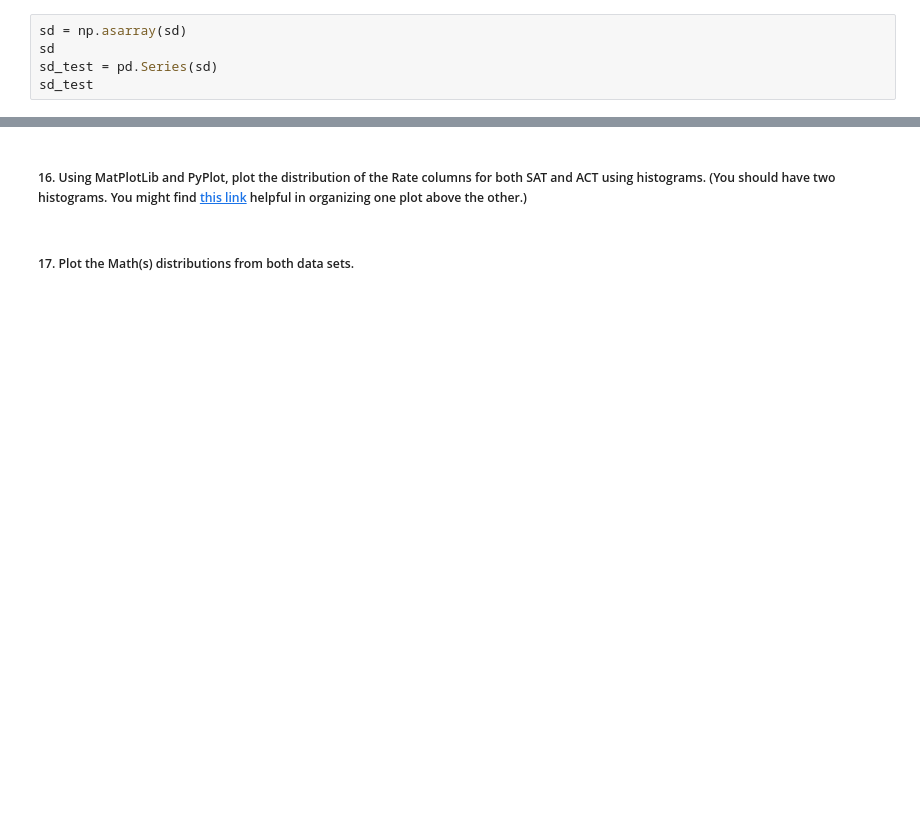
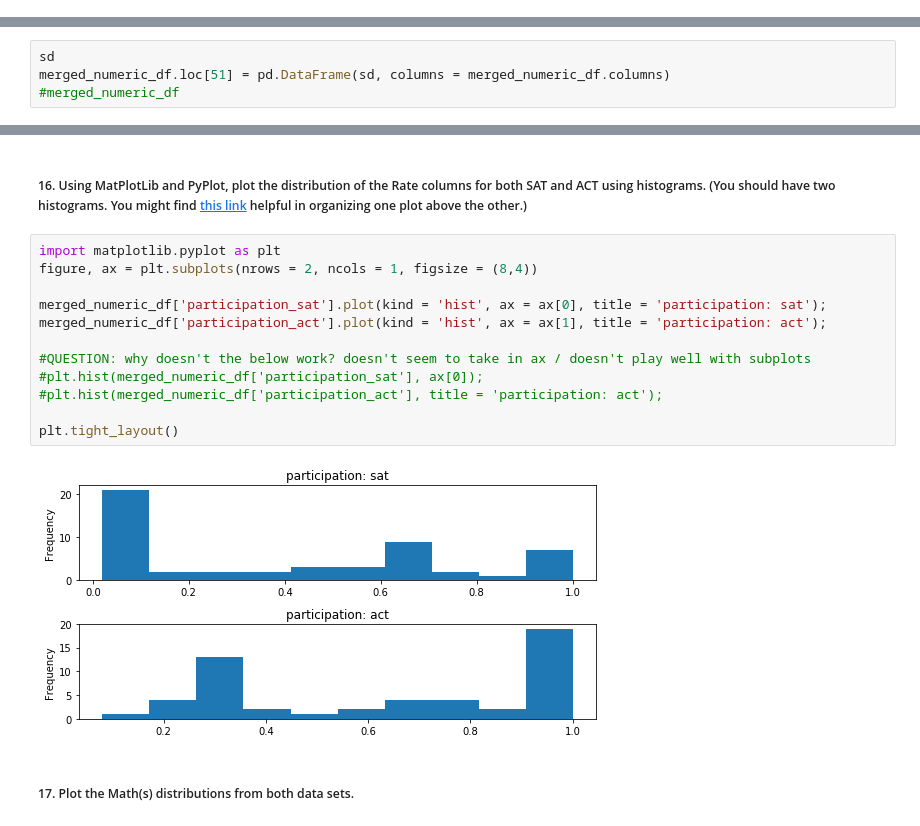
Before and after one commit to helencai62/SAT_participation_project, a Jupyter notebook: code/starter-code.ipynb, the cells around one changed output, grey strips where cells are left out. Saved outputs shown, nothing was run; the diff lists cells and outputs as text; blank space fills up the shorter version.

```diff
--- a/code/starter-code.ipynb
+++ b/code/starter-code.ipynb
@@ -449,8 +449,3 @@ sd
 ## Step 2: Manipulate the dataframe
 # %% [markdown]
 ##### 13. Turn the list `sd` into a new observation in your dataset.
-# %%
-sd = np.asarray(sd)
-sd
-sd_test = pd.Series(sd)
-sd_test
@@ -479,0 +452,4 @@ AttributeError: 'DataFrame' object has no attribute 'concat'
+# %%
+sd
+merged_numeric_df.loc[51] = pd.DataFrame(sd, columns = merged_numeric_df.columns)
+#merged_numeric_df
@@ -485,5 +504,19 @@ AttributeError: 'DataFrame' object has no attribute 'concat'
 ## Step 3: Visualize the data
 # %% [markdown]
 ##### 16. Using MatPlotLib and PyPlot, plot the distribution of the Rate columns for both SAT and ACT using histograms. (You should have two histograms. You might find [this link](https://matplotlib.org/users/pyplot_tutorial.html#working-with-multiple-figures-and-axes) helpful in organizing one plot above the other.)
+# %%
+import matplotlib.pyplot as plt
+figure, ax = plt.subplots(nrows = 2, ncols = 1, figsize = (8,4))
+
+merged_numeric_df['participation_sat'].plot(kind = 'hist', ax = ax[0], title = 'participation: sat');
+merged_numeric_df['participation_act'].plot(kind = 'hist', ax = ax[1], title = 'participation: act');
+
+#QUESTION: why doesn't the below work? doesn't seem to take in ax / doesn't play well with subplots
+#plt.hist(merged_numeric_df['participation_sat'], ax[0]);
+#plt.hist(merged_numeric_df['participation_act'], title = 'participation: act');
+
+plt.tight_layout()
+# %% [output]
+[figure, added]
 # %% [markdown]
 ##### 17. Plot the Math(s) distributions from both data sets.
```
Also changed, not shown: parts of 15 cells of this notebook.
